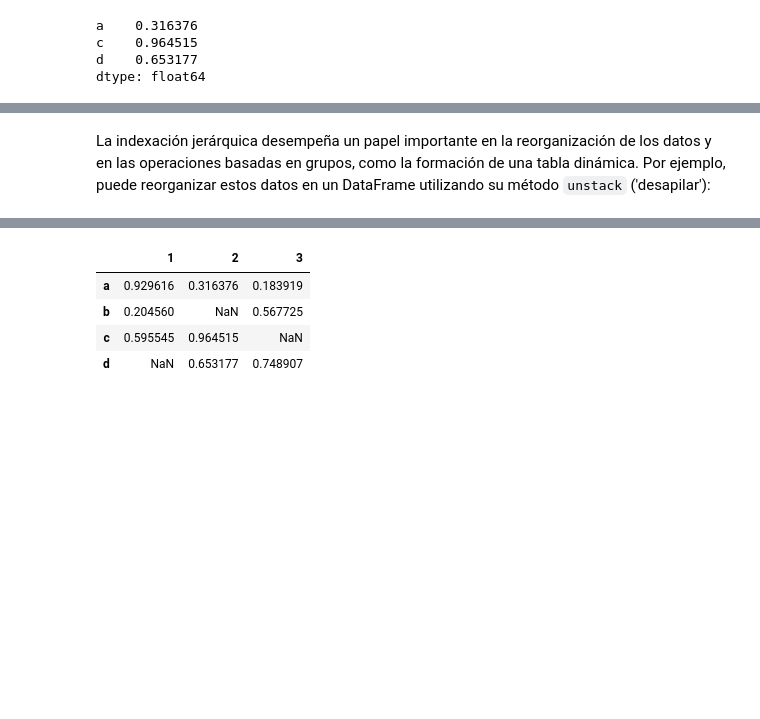
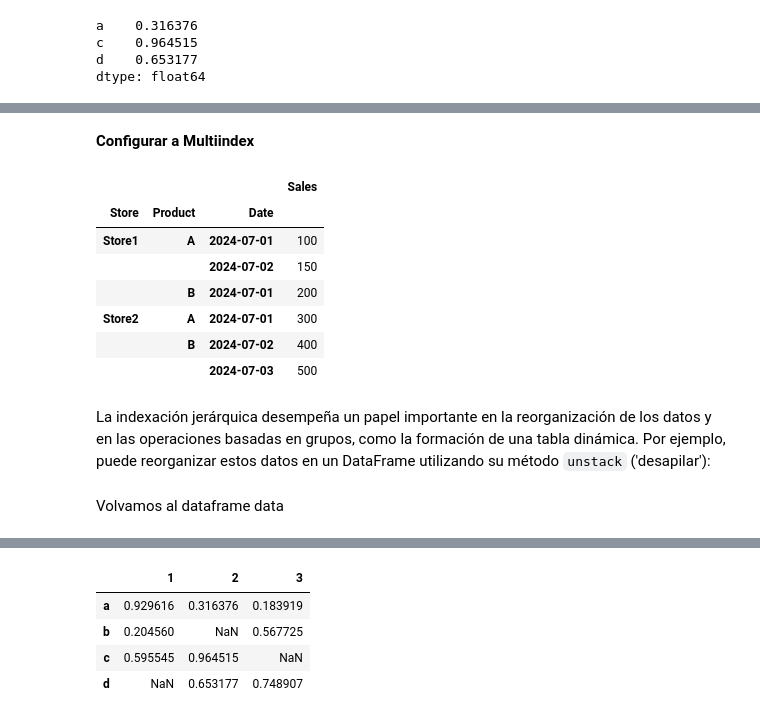
Before and after one commit to rodbalza/DS-2024, a Jupyter notebook: Pandas_2024/Clase_77-Wrangling/Wrangling.ipynb, the cells around one changed output, grey strips where cells are left out. Saved outputs shown, nothing was run; the diff lists cells and outputs as text; code cells hidden in the pictures; blank space fills up the shorter version.

```diff
--- a/Pandas_2024/Clase_77-Wrangling/Wrangling.ipynb
+++ b/Pandas_2024/Clase_77-Wrangling/Wrangling.ipynb
@@ -85,2 +131,18 @@ dtype: float64
+# %% [markdown]
+**Configurar a Multiindex**
+# %%
+df.set_index(['Store', 'Product', 'Date'], inplace=True)
+df
+# %% [output]
+|  |  |  | Sales |
+| Store | Product | Date |  |
+| Store1 | A | 2024-07-01 | 100 |
+|  |  | 2024-07-02 | 150 |
+|  | B | 2024-07-01 | 200 |
+| Store2 | A | 2024-07-01 | 300 |
+|  | B | 2024-07-02 | 400 |
+|  |  | 2024-07-03 | 500 |
 # %% [markdown]
 La indexación jerárquica desempeña un papel importante en la reorganización de los datos y en las operaciones basadas en grupos, como la formación de una tabla dinámica. Por ejemplo, puede reorganizar estos datos en un DataFrame utilizando su método `unstack` ('desapilar'):
+# %% [markdown]
+Volvamos al dataframe data
```
Also changed, not shown: parts of 31 cells of this notebook.
